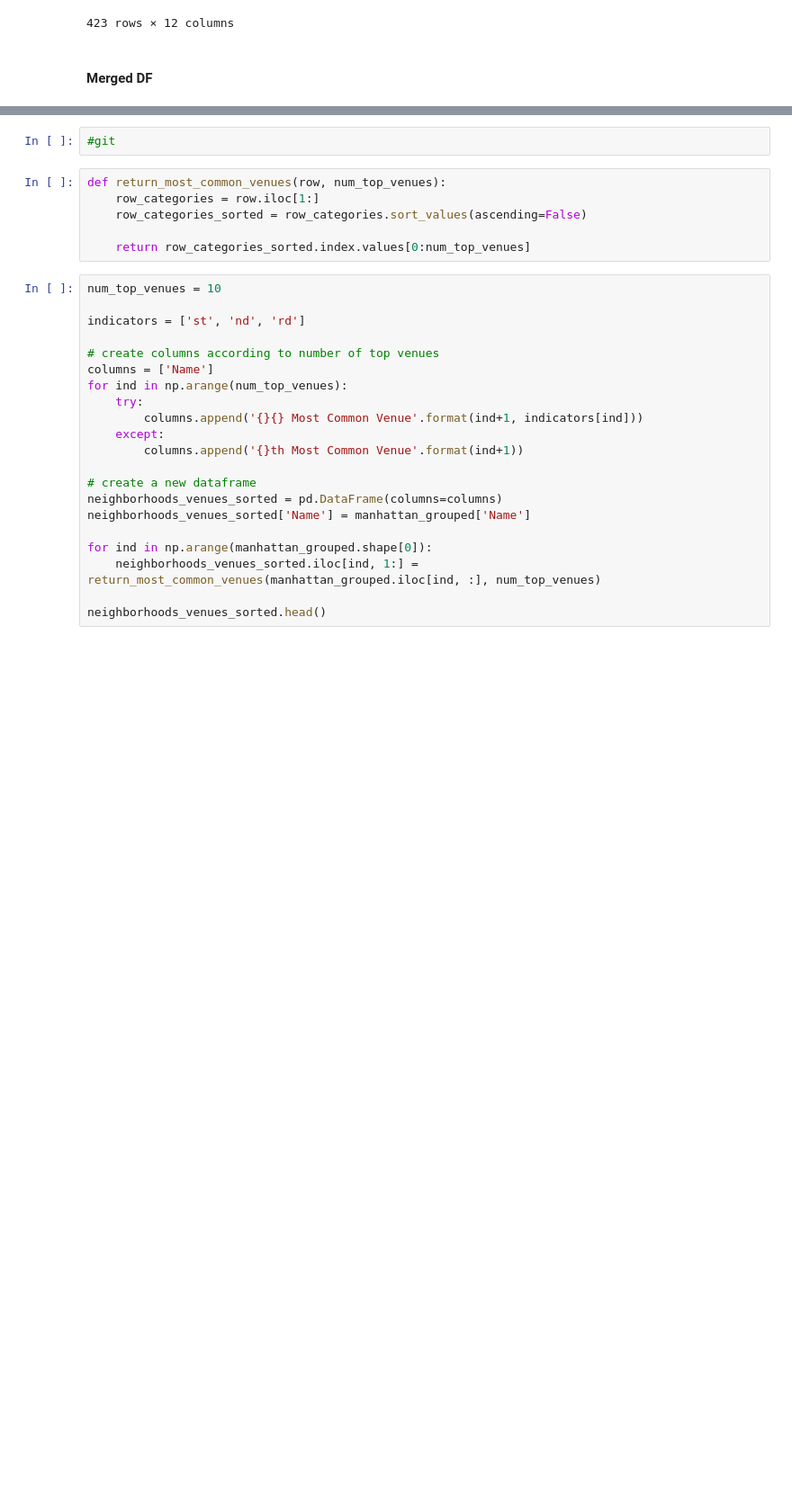
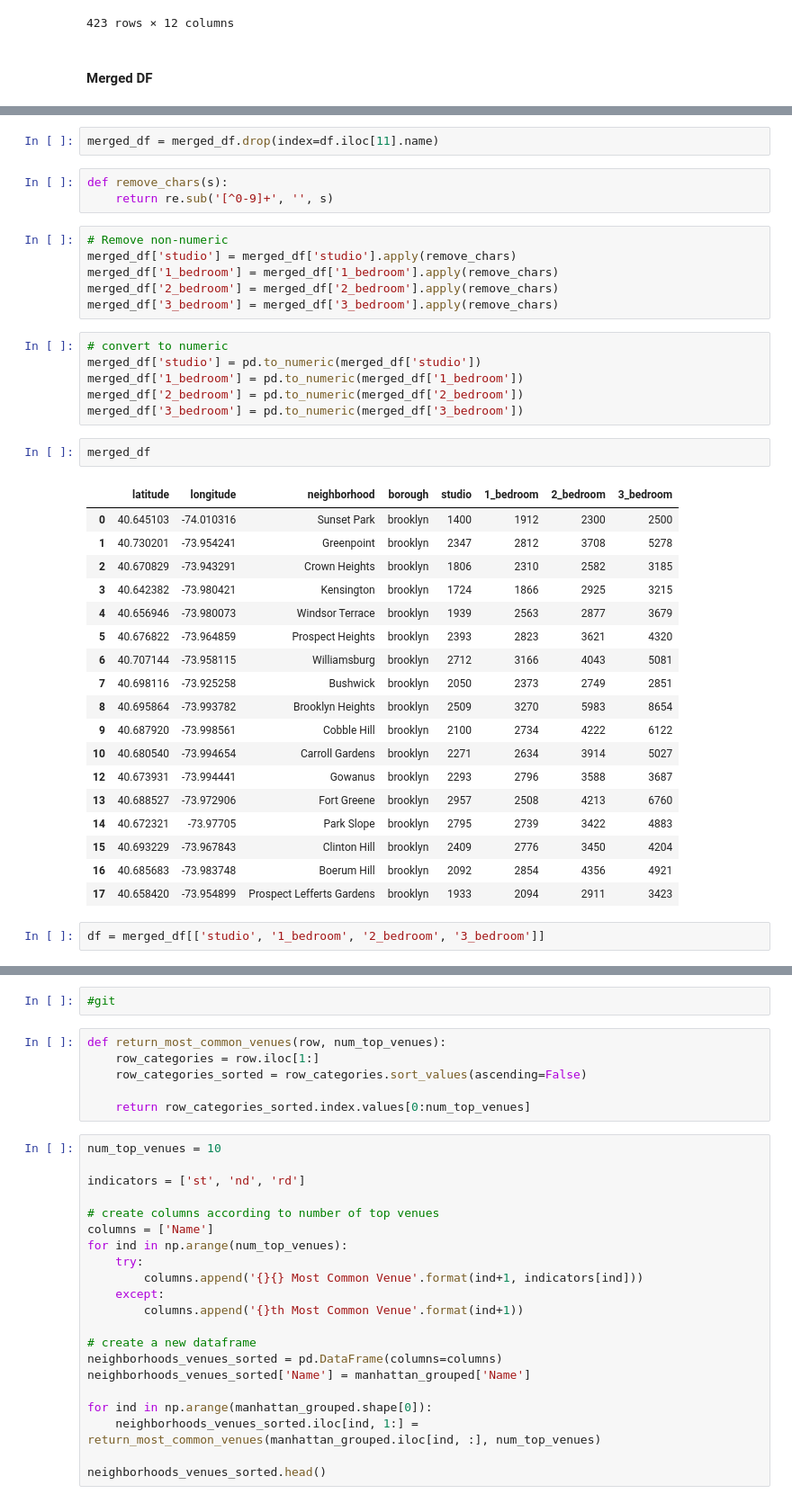
Before and after one commit to ChrisSpescha/Clustering_NYC_Neighborhoods, a Jupyter notebook: notebooks/data_prep-II.ipynb, the cells around one changed output, grey strips where cells are left out. Shown at 90% size. Drawn from its saved outputs; the diff is of its cells as text; blank space fills up the shorter version.

```diff
--- a/notebooks/data_prep-II.ipynb
+++ b/notebooks/data_prep-II.ipynb
@@ -320,0 +291,40 @@ new_df
+# %%
+merged_df = merged_df.drop(index=df.iloc[11].name)
+# %%
+def remove_chars(s):
+    return re.sub('[^0-9]+', '', s)
+# %%
+# Remove non-numeric
+merged_df['studio'] = merged_df['studio'].apply(remove_chars)
+merged_df['1_bedroom'] = merged_df['1_bedroom'].apply(remove_chars)
+merged_df['2_bedroom'] = merged_df['2_bedroom'].apply(remove_chars)
+merged_df['3_bedroom'] = merged_df['3_bedroom'].apply(remove_chars)
+# %%
+# convert to numeric
+merged_df['studio'] = pd.to_numeric(merged_df['studio'])
+merged_df['1_bedroom'] = pd.to_numeric(merged_df['1_bedroom'])
+merged_df['2_bedroom'] = pd.to_numeric(merged_df['2_bedroom'])
+merged_df['3_bedroom'] = pd.to_numeric(merged_df['3_bedroom'])
+# %%
+merged_df
+# %% [output]
+|  | latitude | longitude | neighborhood | borough | studio | 1_bedroom | 2_bedroom | 3_bedroom |
+| 0 | 40.645103 | -74.010316 | Sunset Park | brooklyn | 1400 | 1912 | 2300 | 2500 |
+| 1 | 40.730201 | -73.954241 | Greenpoint | brooklyn | 2347 | 2812 | 3708 | 5278 |
+| 2 | 40.670829 | -73.943291 | Crown Heights | brooklyn | 1806 | 2310 | 2582 | 3185 |
+| 3 | 40.642382 | -73.980421 | Kensington | brooklyn | 1724 | 1866 | 2925 | 3215 |
+| 4 | 40.656946 | -73.980073 | Windsor Terrace | brooklyn | 1939 | 2563 | 2877 | 3679 |
+| 5 | 40.676822 | -73.964859 | Prospect Heights | brooklyn | 2393 | 2823 | 3621 | 4320 |
+| 6 | 40.707144 | -73.958115 | Williamsburg | brooklyn | 2712 | 3166 | 4043 | 5081 |
+| 7 | 40.698116 | -73.925258 | Bushwick | brooklyn | 2050 | 2373 | 2749 | 2851 |
+| 8 | 40.695864 | -73.993782 | Brooklyn Heights | brooklyn | 2509 | 3270 | 5983 | 8654 |
+| 9 | 40.687920 | -73.998561 | Cobble Hill | brooklyn | 2100 | 2734 | 4222 | 6122 |
+| 10 | 40.680540 | -73.994654 | Carroll Gardens | brooklyn | 2271 | 2634 | 3914 | 5027 |
+| 12 | 40.673931 | -73.994441 | Gowanus | brooklyn | 2293 | 2796 | 3588 | 3687 |
+| 13 | 40.688527 | -73.972906 | Fort Greene | brooklyn | 2957 | 2508 | 4213 | 6760 |
+| 14 | 40.672321 | -73.97705 | Park Slope | brooklyn | 2795 | 2739 | 3422 | 4883 |
+| 15 | 40.693229 | -73.967843 | Clinton Hill | brooklyn | 2409 | 2776 | 3450 | 4204 |
+| 16 | 40.685683 | -73.983748 | Boerum Hill | brooklyn | 2092 | 2854 | 4356 | 4921 |
+| 17 | 40.658420 | -73.954899 | Prospect Lefferts Gardens | brooklyn | 1933 | 2094 | 2911 | 3423 |
+# %%
+df = merged_df[['studio', '1_bedroom', '2_bedroom', '3_bedroom']]
```
Also changed, not shown: parts of 25 cells of this notebook, 1 other file.
